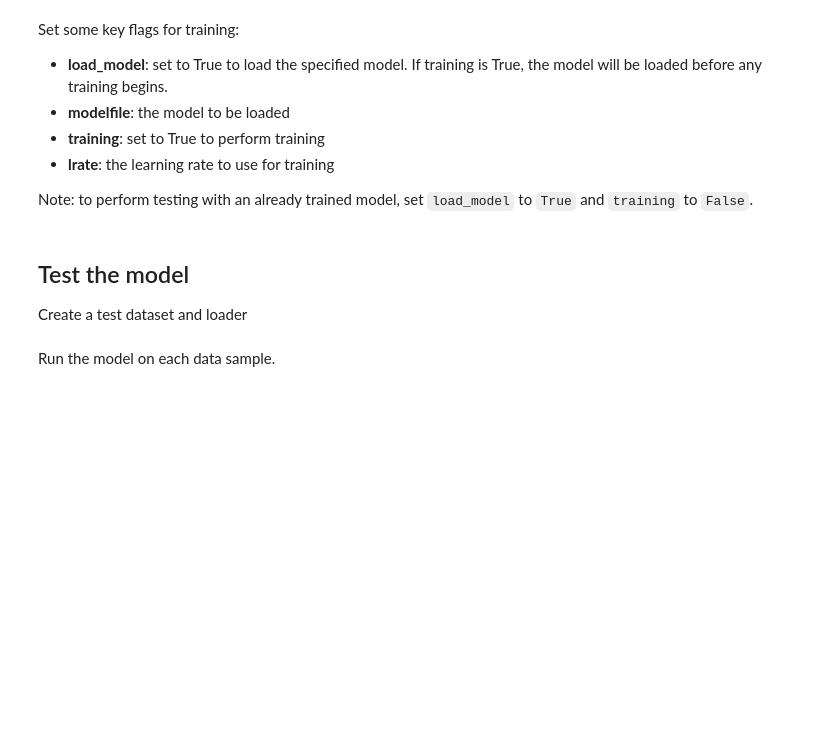
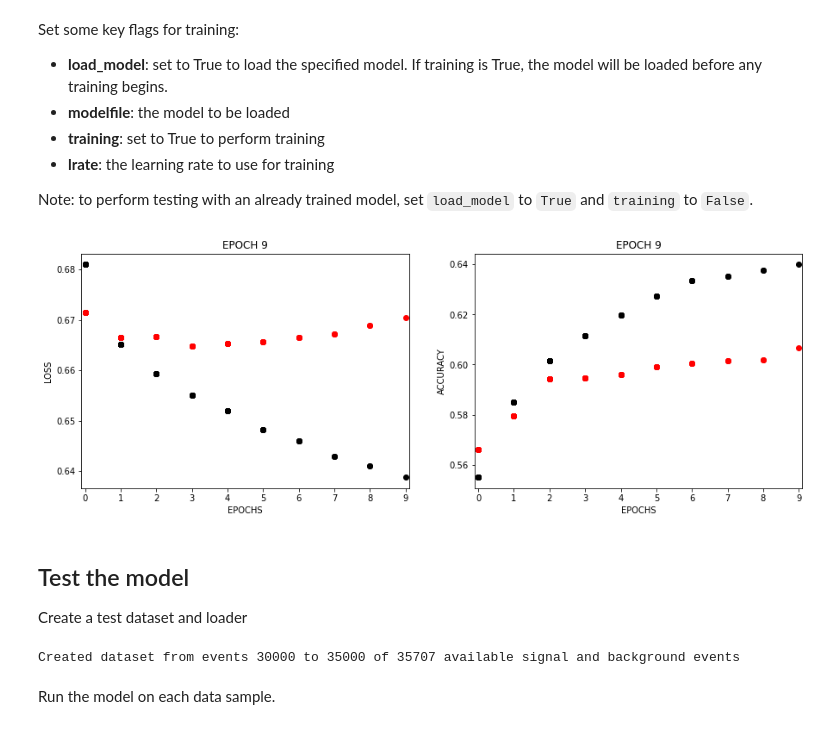
Before and after one commit to jerenner/uscnncourse, a Jupyter notebook: next/NEXT_classification.ipynb, the cells around one changed output. Drawn from its saved outputs; the diff is of its cells as text; code cells hidden in the pictures; blank space fills up the shorter version.

Commit message:
Updated notebook with accuracy display

```diff
--- a/next/NEXT_classification.ipynb
+++ b/next/NEXT_classification.ipynb
@@ -165,7 +185,7 @@ class FCNet(nn.Module):
         self.fc2 = nn.Linear(32, 1)
 
     def forward(self, x):
-        x = x.view(-1, xdim*ydim*zdim)
+        x = torch.flatten(x, start_dim=1)
         x = self.fc1(x)
         x = torch.sigmoid(x)
         x = self.fc2(x)
@@ -182,7 +218,7 @@ Here functions for network training and validation are defined.
 verbose = True
 
 def train():
-    losses_epoch = []
+    losses_epoch, accuracies_epoch = [], []
     for batch_idx, (data, target) in enumerate(train_loader):
 
         if(CUDA_enabled):
@@ -197,6 +233,11 @@ def train():
         loss.backward()
         optimizer.step()
 
+        # Compute the accuracy.
+        acc = (torch.sigmoid(outputs) > 0.5) == (target > 0.5)
+        acc = acc.squeeze().numpy().sum() / len(acc)
+
+        accuracies_epoch.append(acc)
         losses_epoch.append(loss.item())
 
         if verbose and (batch_idx % 10 == 0):
@@ -205,11 +246,11 @@ def train():
             loss_ = f"\t Loss: {loss.item():.6f}"
             print(progress + loss_)
 
-    return losses_epoch
+    return losses_epoch, accuracies_epoch
 
 
 def val():
-    losses_epoch = []
+    losses_epoch, accuracies_epoch = [], []
     for batch_idx, (data, target) in enumerate(val_loader):
 
         if(CUDA_enabled):
@@ -221,17 +262,14 @@ def val():
         # Compute the loss.
         loss = criterion(outputs, target)
 
-        if verbose and (batch_idx % 10 == 0):
-#             print('Val Epoch: {} [{}/{} ({:.0f}%)]\tLoss: {:.6f}\t logits_max: {:.6f}\t logits_min: {:.6f}'.format(
-#                 epoch, batch_idx * len(data), len(val_loader.dataset),
-#                 100. * batch_idx / len(val_loader), loss.data.item(),
-#                 outputs[:,0].data.max(), outputs[:,0].data.min()))
-            pass
+        # Compute the accuracy.
+        acc = (torch.sigmoid(outputs) > 0.5) == (target > 0.5)
+        acc = acc.squeeze().numpy().sum() / len(acc)
 
+        accuracies_epoch.append(acc)
         losses_epoch.append(loss.data.item())
 
-#     print("---EPOCH", epoch, "AVG VAL LOSS:", np.mean(losses_epoch))
-    return losses_epoch
+    return losses_epoch, accuracies_epoch
 # %% [markdown]
 Create datasets and data loaders for training and validation.
 # %%
@@ -262,6 +303,8 @@ modelfile  = f"{modelsdir}/model_NEXT_0.pt"
 x = np.arange(epochs)
 train_losses = np.full(len(x), np.nan)
 val_losses   = np.full(len(x), np.nan)
+train_accuracies = np.full(len(x), np.nan)
+val_accuracies   = np.full(len(x), np.nan)
 
 fig = plt.figure(figsize=[15, 5])
 ax0 = fig.add_subplot(121)
@@ -286,43 +329,50 @@ if (CUDA_enabled):
     model.cuda()
 
 # Load the model from file.
 if (load_model):
     model.load_state_dict(torch.load(modelfile))
     model.eval()
 
 # Train the model.
 if (training):
     for epoch in range(0, epochs):
         model.train()
-        losses_epoch = train()
+        losses_epoch, accuracies_epoch = train()
         train_losses[epoch] = np.mean(losses_epoch)
+        train_accuracies[epoch] = np.mean(accuracies_epoch)
         with torch.no_grad():
             model.eval()
-            losses_epoch = val()
+            losses_epoch, accuracies_epoch = val()
             val_losses[epoch] = np.mean(losses_epoch)
+            val_accuracies[epoch] = np.mean(accuracies_epoch)
 
         # save model in epoch
         torch.save(model.state_dict(), f"{modelsdir}/model_NEXT_{epoch}.pt")
 
         # update plot
         ax0.set_title(f"EPOCH {epoch}")
         ax0.scatter(x, train_losses, c="black")
         ax0.scatter(x, val_losses  , c="red")
 
         ax1.set_title(f"EPOCH {epoch}")
+        ax1.scatter(x, train_accuracies, c="black")
+        ax1.scatter(x, val_accuracies  , c="red")
 
         display.clear_output(wait=True)
         display.display(fig)
 
 display.clear_output()
+# %% [output]
+[figure, added]
 # %% [markdown]
 ## Test the model
 Create a test dataset and loader
 # %%
-nstart, nend = 8000, 10000
+nstart, nend = 30000, 35000
 
 dataset_test  = NEXTDataset(datafile_signal, datafile_background, nstart, nend)
-# test_loader   = DataLoader(dataset_test, batch_size=200, shuffle=True)
+# %% [output]
+Created dataset from events 30000 to 35000 of 35707 available signal and background events
 # %% [markdown]
 Run the model on each data sample.
 # %%
```
Also changed, not shown: parts of 11 cells of this notebook.
